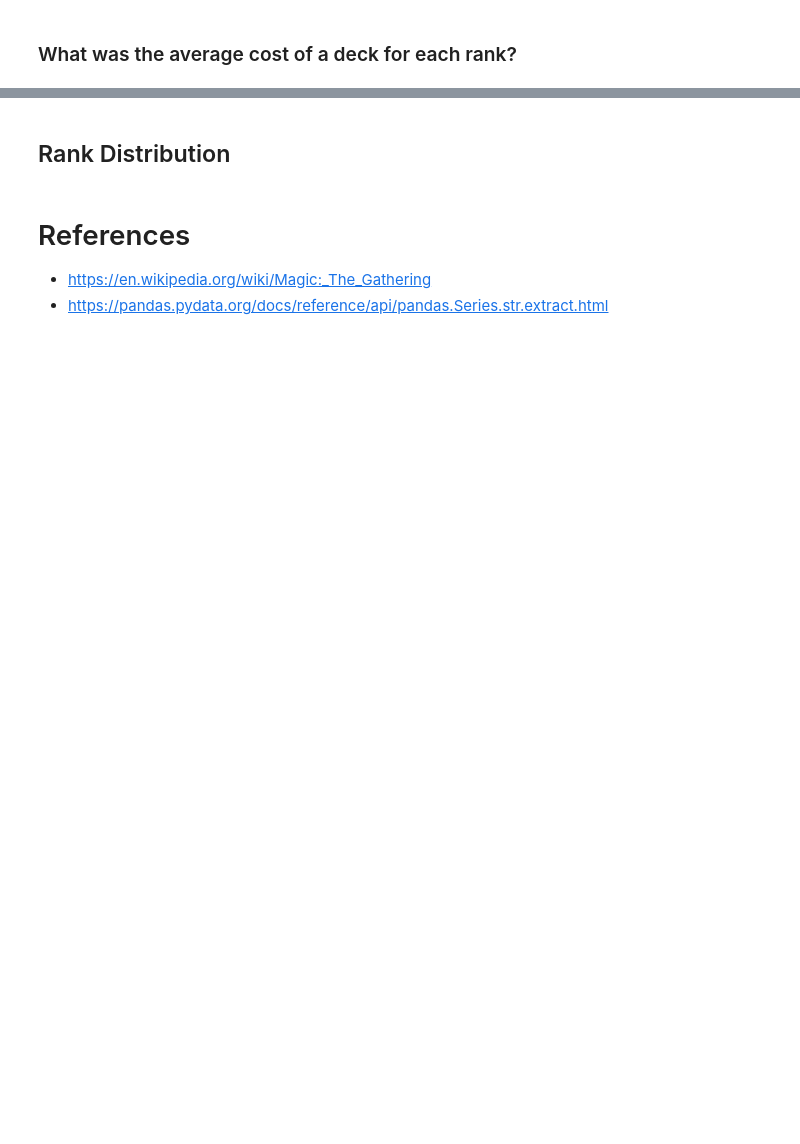
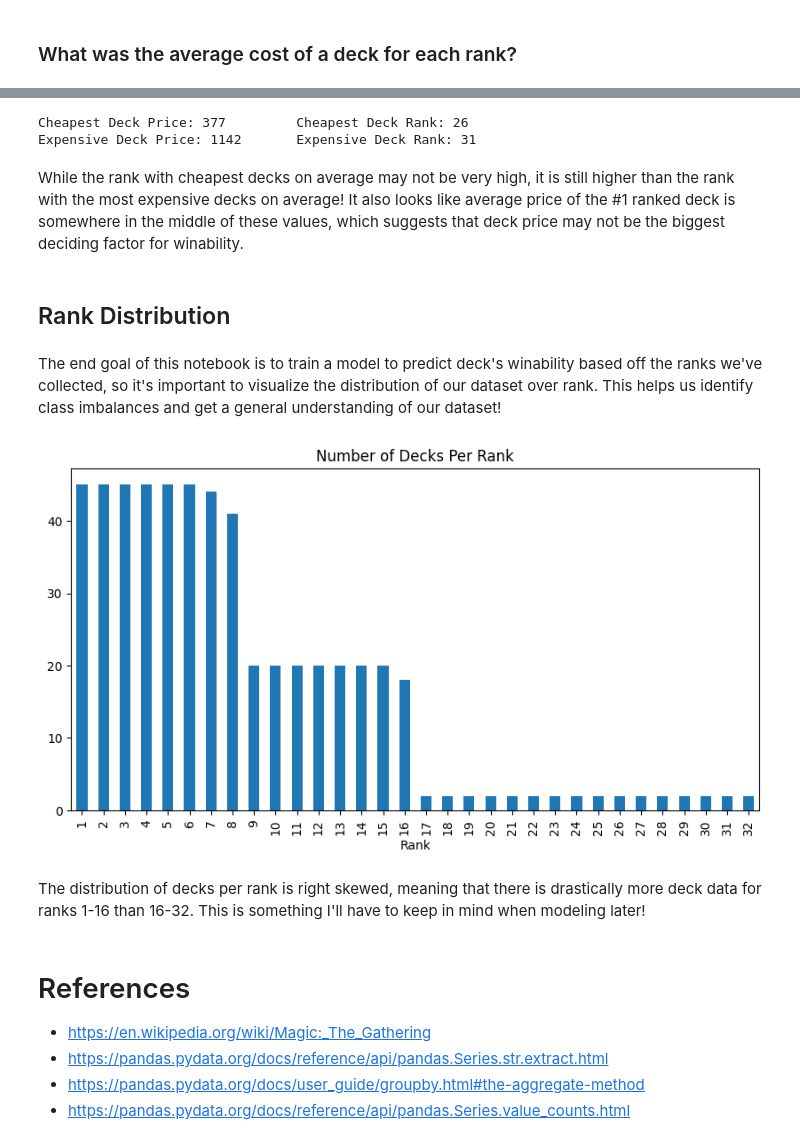
Before and after one commit to abbyortego/cmps-6790-final-tutorial, a Jupyter notebook: Milestone1_FD.ipynb, the cells around one changed output, grey strips where cells are left out. Cells and saved outputs as stored; diff of their text form; code cells hidden in the pictures; blank space fills up the shorter version.

```diff
--- a/Milestone1_FD.ipynb
+++ b/Milestone1_FD.ipynb
@@ -139,7 +141,7 @@ display(names[:5], dates[:5], links[:5])
 # %% [markdown]
 Finally, we can store this information into a pandas dataframe!
 # %%
-all_tournaments_df = pd.DataFrame({'Name': names, 'Date': dates, 'Link': links})
+all_tournaments_df = pd.DataFrame({'Names': names, 'Dates': dates, 'Links': links})
 display(all_tournaments_df.head(), all_tournaments_df.dtypes)
 # %% [output]
 |  | Name | Date | Link |
@@ -313,0 +318,16 @@ dtype: object
+# %%
+tournaments_html = []
+
+# get all tournament pages
+for idx, row in all_tournaments_df.iterrows():
+    r = requests.get(f"{row['Link']}")
+    if r.status_code != 200:        # checks status code just in case we run into issues
+        print(f"Could not scrape {row['Name']} details from {row['Link']}.")
+        continue
+    #
+
+    soup = BeautifulSoup(r.content)         # using soup to grab the html
+    tournaments_html.append(soup)
+#
+
+print(str(tournaments_html[0].prettify())[:500])
@@ -317,0 +445,6 @@ dtype: object
+# %%
+decks_df[["Player", "Name", "Link"]] = decks_df[["Player", "Name", "Link"]].astype("str")
+decks_df["Price"] = decks_df["Price"].astype("float")
+decks_df["TournamentIdx"] = decks_df["TournamentIdx"].astype("int")
+
+display(decks_df.head(), decks_df.dtypes)
@@ -337,9 +545,29 @@ dtype: object
+# %%
+print(f"Cheapest Deck Price: {int(rank_prices.min())} \t Cheapest Deck Rank: {int(rank_prices.idxmin())}")
+print(f"Expensive Deck Price: {int(rank_prices.max())} \t Expensive Deck Rank: {int(rank_prices.idxmax())}")
+# %% [output]
+Cheapest Deck Price: 377         Cheapest Deck Rank: 26
+Expensive Deck Price: 1142       Expensive Deck Rank: 31
+# %% [markdown]
+While the rank with cheapest decks on average may not be very high, it is still higher than the rank with the most expensive decks on average! It also looks like average price of the #1 ranked deck is somewhere in the middle of these values, which suggests that deck price may not be the biggest deciding factor for winability.
 # %% [markdown]
 ## Rank Distribution
+# %% [markdown]
+The end goal of this notebook is to train a model to predict deck's winability based off the ranks we've collected, so it's important to visualize the distribution of our dataset over rank. This helps us identify class imbalances and get a general understanding of our dataset!
+# %%
+rank_freq = decks_df["Rank"].value_counts()         # counts frequency of unique values in "Rank"
+rank_freq.plot.bar(title="Number of Decks Per Rank", figsize=(10, 5))       # bar plot
+plt.show()
+# %% [output]
+[figure, added]
+# %% [markdown]
+The distribution of decks per rank is right skewed, meaning that there is drastically more deck data for ranks 1-16 than 16-32. This is something I'll have to keep in mind when modeling later!
 # %% [markdown]
 # References
 - https://en.wikipedia.org/wiki/Magic:_The_Gathering
 - https://pandas.pydata.org/docs/reference/api/pandas.Series.str.extract.html
+- https://pandas.pydata.org/docs/user_guide/groupby.html#the-aggregate-method
+- https://pandas.pydata.org/docs/reference/api/pandas.Series.value_counts.html
 # %%
 !jupyter nbconvert --to html /Users/aortego1/Documents/YR1/S2026/CMPS-6790-DS/FinalNotebook/cmps-6790-final-tutorial/Milestone1_FD.ipynb
 # %% [output]
```
Also changed, not shown: parts of 17 cells of this notebook, 2 other files.
